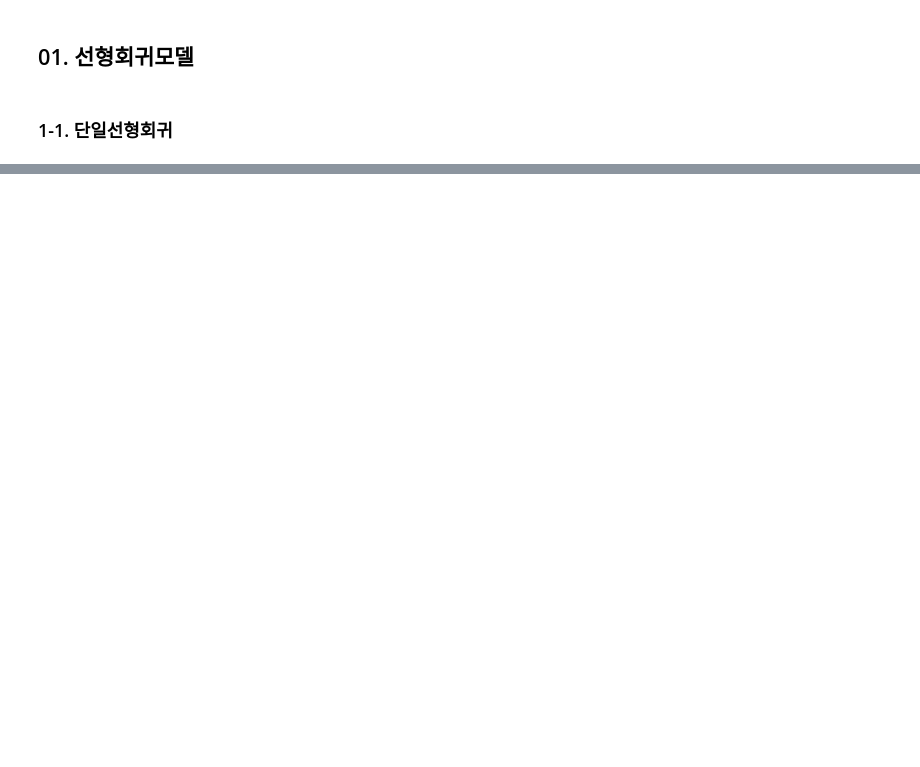
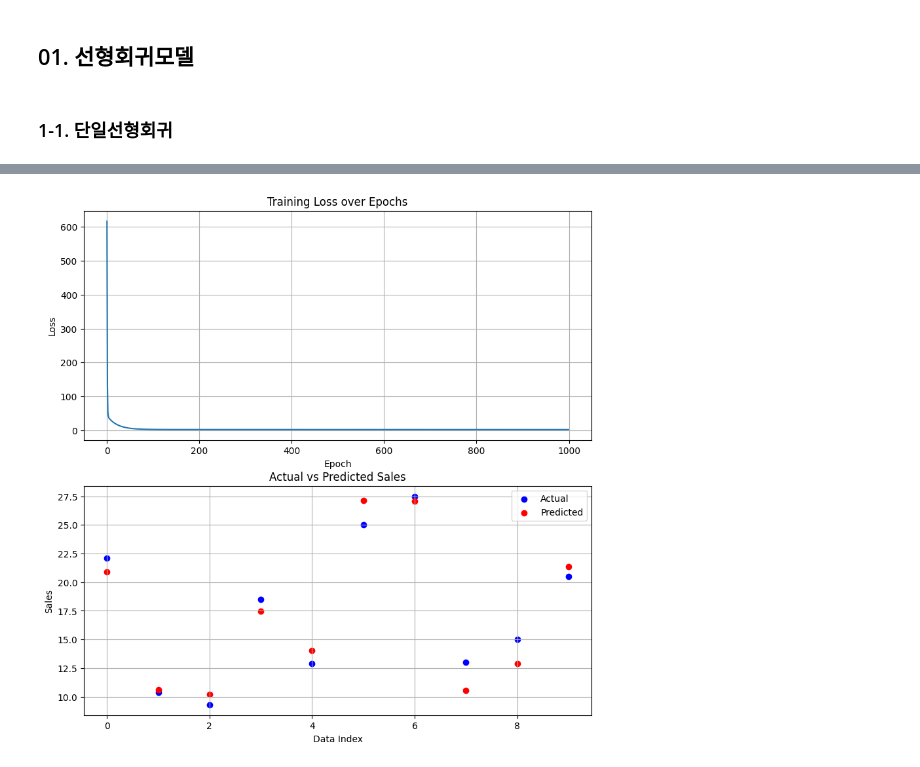
Before and after one commit to choi-hayeonn/machine-learning, a Jupyter notebook: models/01_LinearRegression.ipynb, the cells around one changed output, grey strips where cells are left out. Saved outputs shown, nothing was run; the diff lists cells and outputs as text; code cells hidden in the pictures; blank space fills up the shorter version.

```diff
--- a/models/01_LinearRegression.ipynb
+++ b/models/01_LinearRegression.ipynb
@@ -114,0 +316,93 @@ linear.bias: tensor([1.9591])
+# %%
+# 실습. 다중 선형 회귀 구현(내 풀이)
+
+# 문제
+# 1. 데이터 입출력
+# • TV, 라디오, 신문 광고비를 입력으로 받고 판매량을 예측합니다.
+# 2. 모델 정의
+# • 다중 선형 회귀 모델을 정의하세요.
+# 3. 손실함수 설정과 가중치 업데이트
+# • 손실 함수로 MSELoss를 사용하고, 최적화 알고리즘으로 SGD를 사용하세요.
+# • 학습률은 0.0001로 설정하세요.
+# • 1000번의 에포크 동안 학습시키세요.
+# 4. 결과 분석
+# • 학습이 완료된 후, 모델의 가중치와 편향을 출력하세요.
+# • 학습 데이터에 대한 실제 값과 예측 값을 비교하는 산점도 그래프를 그리세요.
+
+# 1. 데이터 정의 (10개 샘플)
+x = torch.tensor([[50.0, 25.0, 30.0],
+                  [10.0, 20.0, 25.0],
+                  [5.0, 22.0, 30.0],
+                  [30.0, 26.0, 28.0],
+                  [40.0, 15.0, 28.0],
+                  [60.0, 35.0, 40.0],
+                  [70.0, 30.0, 35.0],
+                  [20.0, 15.0, 20.0],
+                  [25.0, 18.0, 22.0],
+                  [45.0, 28.0, 30.0]], dtype=torch.float32)
+
+y = torch.tensor([[22.1], [10.4], [9.3], [18.5], [12.9],
+                  [25.0], [27.5], [13.0], [15.0], [20.5]], dtype=torch.float32)
+
+# 2. 모델 정의
+class MultipleLinearRegression(nn.Module):
+    def __init__(self,):
+        super(MultipleLinearRegression, self).__init__()
+        self.linear = nn.Linear(3,1)
+
+    def forward(self,x):
+        return self.linear(x)
+
+model = MultipleLinearRegression()
+
+# 3. 손실함수, 옵티마이저 정의
+criterion = nn.MSELoss()
+optimizer = optim.SGD(model.parameters(), lr=0.0001)
+
+# 4. 기울기 업데이트 (학습)
+epochs = 1000
+losses = []
+
+for epoch in range(epochs):
+    optimizer.zero_grad()
+    outputs = model(x)
+    loss = criterion(outputs, y)
+    loss.backward()
+    optimizer.step()
+
+    losses.append(loss.item())
+
+    if (epoch + 1) % 100 == 0:
+        print(f"Epoch [{epoch+1}/{epochs}], Loss: {loss.item(): .4f}")
+
+# 5. 테스트 데이터 평가
+with torch.no_grad():
+    y_pred = model(x)
+
+# 6. 결과 시각화
+plt.figure(figsize=(10,10))
+
+# 손실 감소 그래프
+plt.subplot(2, 1, 1)
+plt.plot(losses)
+plt.title("Training Loss over Epochs")
+plt.xlabel("Epoch")
+plt.ylabel("Loss")
+plt.grid()
+
+# 데이터와 예측 결과
+plt.subplot(2, 1, 2)
+plt.scatter(range(len(x)), y.numpy(), color='blue', label="Actual")
+plt.scatter(range(len(x)), y_pred.numpy(), color='red', label="Predicted")
+plt.title("Actual vs Predicted Sales")
+plt.xlabel("Data Index")
+plt.ylabel("Sales")
+plt.legend()
+plt.grid()
+
+plt.show()
+
+print("Model Parameters:")
+for name, param in model.named_parameters():
+    print(f"{name}: {param.data}")
+# %% [output]
@@ -114,0 +419 @@ linear.bias: tensor([1.9591])
+[figure, added]
```
Also changed, not shown: parts of 7 cells of this notebook, 9 other files.
